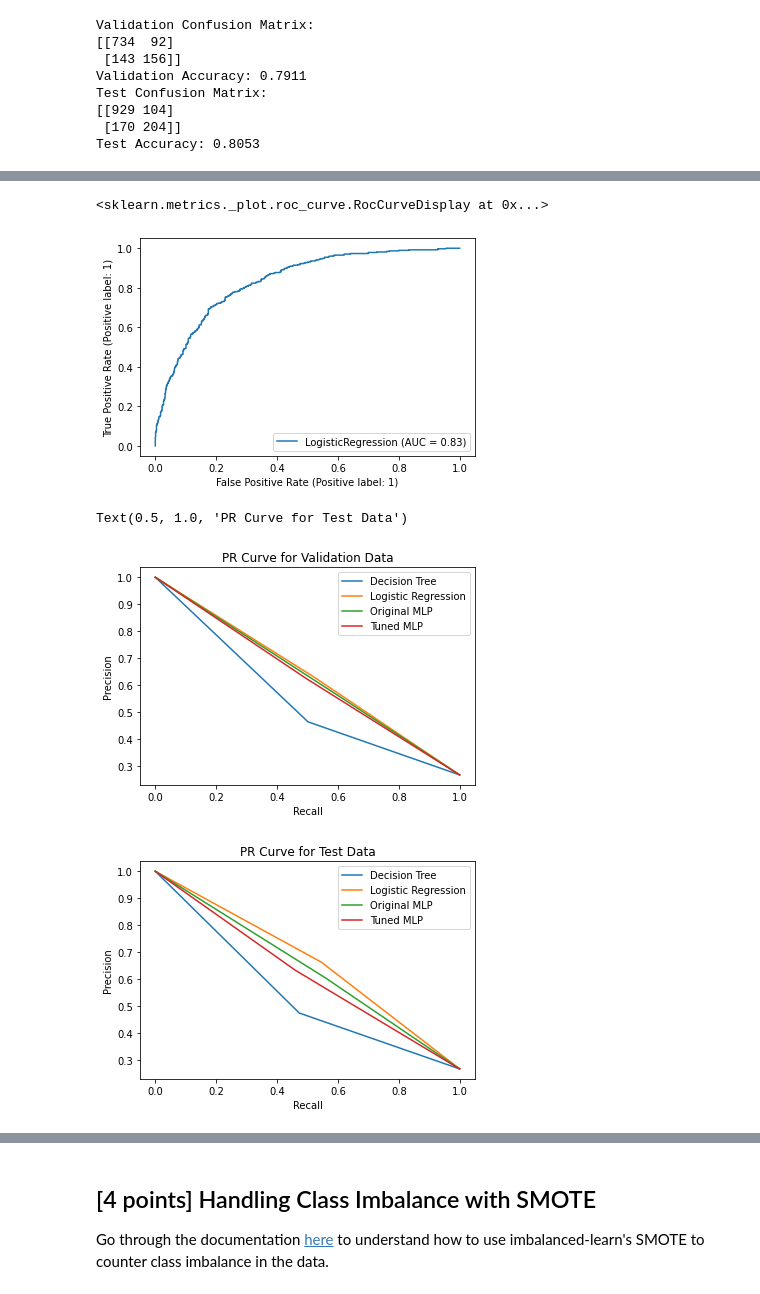
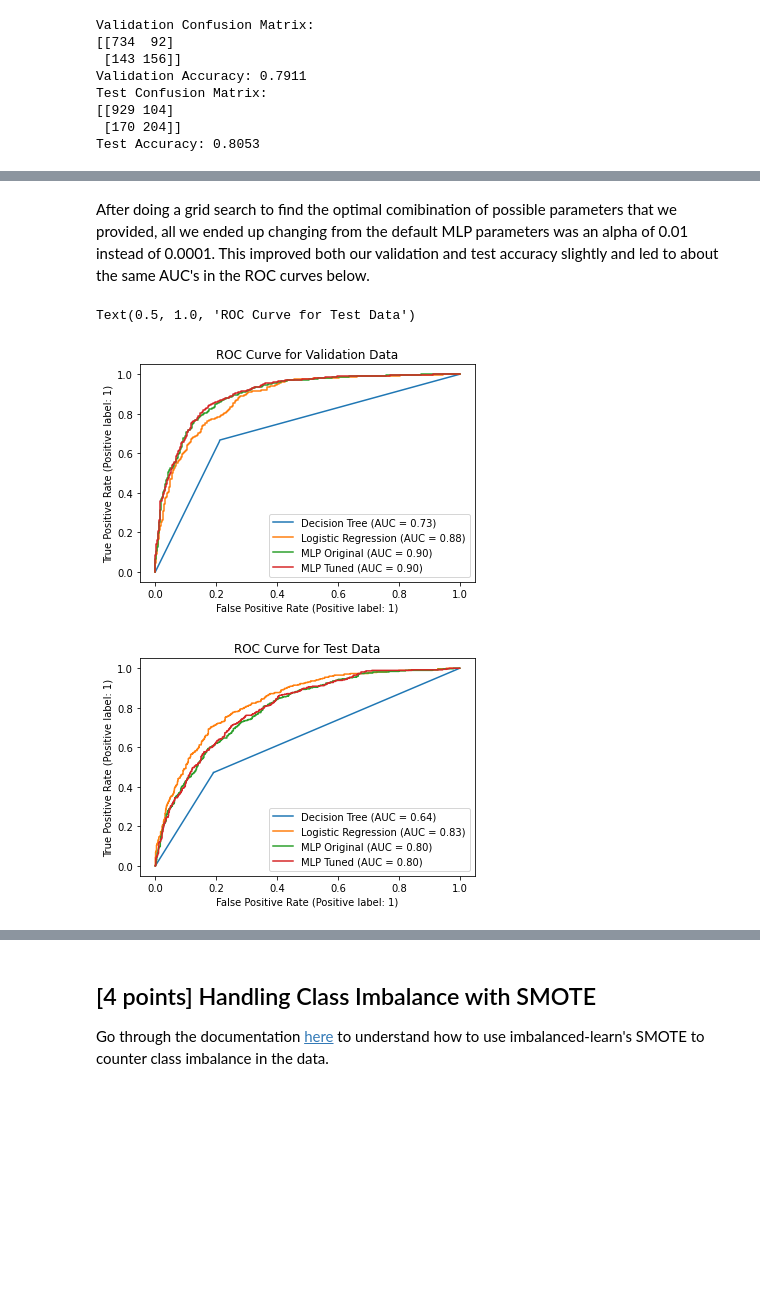
Before and after one commit to acremins1/AML-HW-4, a Jupyter notebook: AML_HW_4-1.ipynb, the cells around one changed output, grey strips where cells are left out. Saved outputs shown, nothing was run; the diff lists cells and outputs as text; code cells hidden in the pictures; blank space fills up the shorter version.

```diff
--- a/AML_HW_4-1.ipynb
+++ b/AML_HW_4-1.ipynb
@@ -309,5 +307,5 @@ Original Test Accuracy: 0.7854
 # %%
-mlp_tuned = MLPClassifier(random_state=15, hidden_layer_sizes=(10,))
+mlp_tuned = MLPClassifier(random_state=15, alpha=0.01)
 mlp_tuned.fit(X_train, y_train)
 #Validation Confusion Matrix
 y_valid_pred = mlp_tuned.predict(X_valid)
@@ -319,13 +317,5 @@ y_test_pred = mlp_tuned.predict(X_test)
 print('Tuned Test Confusion Matrix:')
 print(confusion_matrix(y_test, y_test_pred))
 print('Tuned Test Accuracy:', round(metrics.accuracy_score(y_test, y_test_pred),4))
-#Get inputs for ROC curve below
-tuned_mlp_fpr_valid, mlp_tpr_valid, _ = metrics.roc_curve(y_valid, y_valid_pred)
-tuned_mlp_fpr_test, mlp_tpr_test, _ = metrics.roc_curve(y_test, y_test_pred)
-tuned_mlp_auc_valid = round(metrics.roc_auc_score(y_valid, y_valid_pred), 4)
-tuned_mlp_auc_test = round(metrics.roc_auc_score(y_test, y_test_pred), 4)
-#Get inputs for PR curve below
-tuned_mlp_precision_valid, tuned_mlp_recall_valid, _ = metrics.precision_recall_curve(y_valid, y_valid_pred)
-tuned_mlp_precision_test, tuned_mlp_recall_test, _ = metrics.precision_recall_curve(y_test, y_test_pred)
 # %% [output]
 Tuned Validation Confusion Matrix:
@@ -384,30 +329,21 @@ plt.show()
-# %%
-metrics.plot_roc_curve(log_mod, X_test, y_test)
-# %% [output]
-<sklearn.metrics._plot.roc_curve.RocCurveDisplay at 0x...>
-[figure, removed]
-# %%
-# Plot PR curves
-f1 = plt.figure(1)
-plt.plot(tree_recall_valid,tree_precision_valid,label='Decision Tree')
-plt.plot(lr_recall_valid,lr_precision_valid,label='Logistic Regression')
-plt.plot(orig_mlp_recall_valid,orig_mlp_precision_valid,label='Original MLP')
-plt.plot(tuned_mlp_recall_valid,tuned_mlp_precision_valid,label='Tuned MLP')
-plt.legend()
-plt.xlabel('Recall')
-plt.ylabel('Precision')
-plt.title('PR Curve for Validation Data')
-
-f2 = plt.figure(2)
-plt.plot(tree_recall_test,tree_precision_test,label='Decision Tree')
-plt.plot(lr_recall_test,lr_precision_test,label='Logistic Regression')
-plt.plot(orig_mlp_recall_test,orig_mlp_precision_test,label='Original MLP')
-plt.plot(tuned_mlp_recall_test,tuned_mlp_precision_test,label='Tuned MLP')
-plt.legend()
-plt.xlabel('Recall')
-plt.ylabel('Precision')
-plt.title('PR Curve for Test Data')
-# %% [output]
-Text(0.5, 1.0, 'PR Curve for Test Data')
-[figure, removed]
-[figure, removed]
+# %% [markdown]
+After doing a grid search to find the optimal comibination of possible parameters that we provided, all we ended up changing from the default MLP parameters was an alpha of 0.01 instead of 0.0001. This improved both our validation and test accuracy slightly and led to about the same AUC's in the ROC curves below.
+# %%
+# Plot ROC curves
+fig, ax = plt.subplots()
+metrics.plot_roc_curve(clf, X_valid, y_valid, ax=ax, name='Decision Tree')
+metrics.plot_roc_curve(log_mod, X_valid, y_valid, ax=ax, name='Logistic Regression')
+metrics.plot_roc_curve(mlp_orig, X_valid, y_valid, ax=ax, name='MLP Original')
+metrics.plot_roc_curve(mlp_tuned, X_valid, y_valid, ax=ax, name='MLP Tuned')
+plt.title('ROC Curve for Validation Data')
+
+fig2, ax2 = plt.subplots()
+metrics.plot_roc_curve(clf, X_test, y_test, ax=ax2, name='Decision Tree')
+metrics.plot_roc_curve(log_mod, X_test, y_test, ax=ax2, name='Logistic Regression')
+metrics.plot_roc_curve(mlp_orig, X_test, y_test, ax=ax2, name='MLP Original')
+metrics.plot_roc_curve(mlp_tuned, X_test, y_test, ax=ax2, name='MLP Tuned')
+plt.title('ROC Curve for Test Data')
+# %% [output]
+Text(0.5, 1.0, 'ROC Curve for Test Data')
+[figure, added]
+[figure, added]
```
Also changed, not shown: parts of 16 cells of this notebook.
